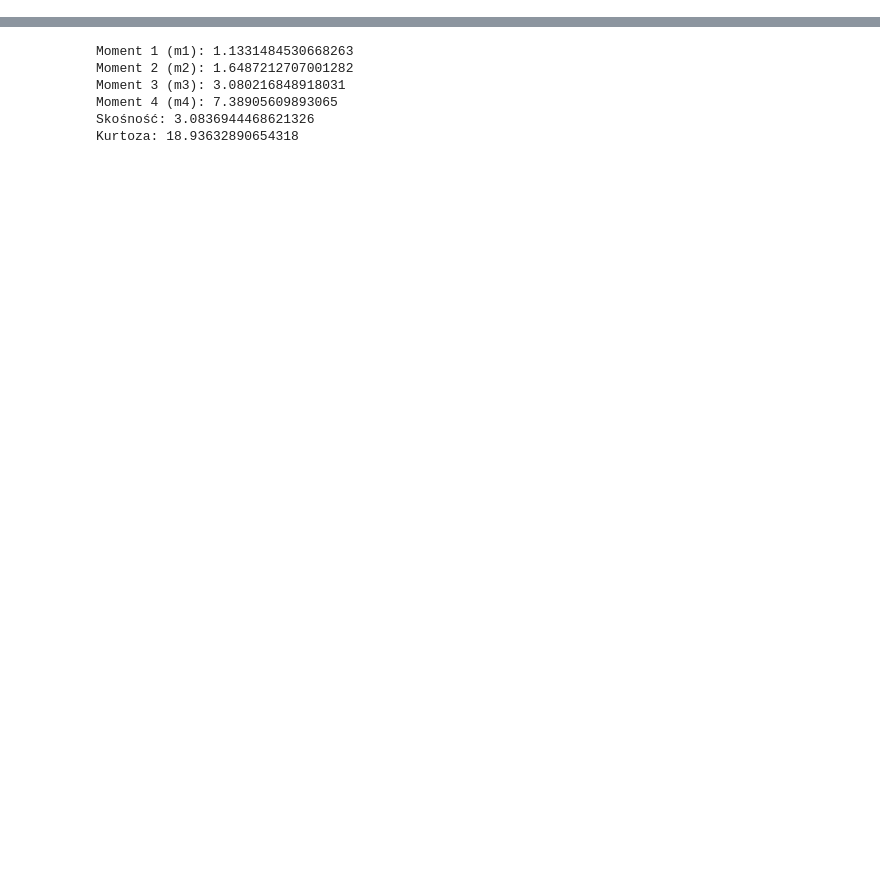
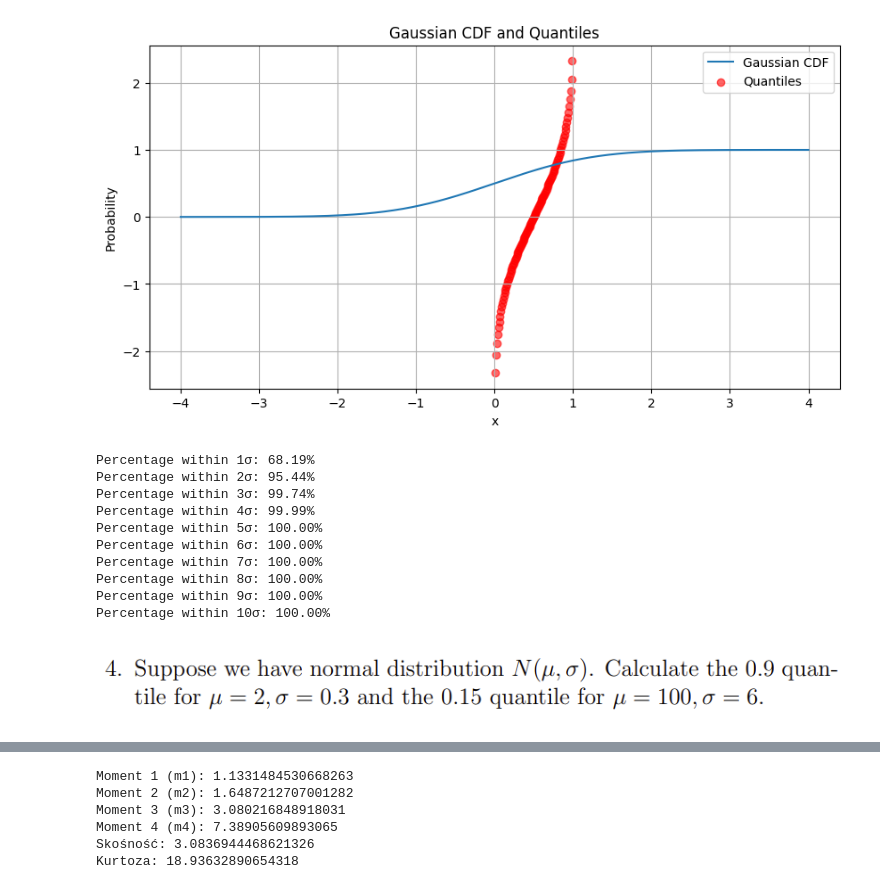
Before and after one commit to TypicalMonkey/Risk-machen, a Jupyter notebook: RM1.ipynb, the cells around one changed output, grey strips where cells are left out. Drawn from its saved outputs; the diff is of its cells as text; code cells hidden in the pictures; blank space fills up the shorter version.

```diff
--- a/RM1.ipynb
+++ b/RM1.ipynb
@@ -36,0 +64,46 @@ Kurtoza dla rozkładu jednostajnego na przedziale [-0.5, 0.5]: 1.800000000000000
+# %%
+import scipy.stats as stats
+
+def gaussian_cdf(x, mu, sigma):
+    return stats.norm.cdf(x, mu, sigma)
+
+def gaussian_quantile(p, mu, sigma):
+    return stats.norm.ppf(p, mu, sigma)
+
+def percentage_within_sigma(mu, sigma, max_sigma=10, num_samples=100000):
+    samples = np.random.normal(mu, sigma, num_samples)
+    percentages = [(k, np.mean(np.abs(samples - mu) <= k * sigma) * 100) for k in range(1, max_sigma + 1)]
+    return percentages
+
+mu, sigma = 0, 1
+x_values = np.linspace(-4, 4, 1000)
+cdf_values = gaussian_cdf(x_values, mu, sigma)
+quantiles = [gaussian_quantile(p, mu, sigma) for p in np.linspace(0.01, 0.99, 100)]
+percentages = percentage_within_sigma(mu, sigma)
+
+plt.figure(figsize=(10, 5))
+plt.plot(x_values, cdf_values, label='Gaussian CDF')
+plt.scatter(np.linspace(0.01, 0.99, 100), quantiles, color='red', label='Quantiles', alpha=0.6)
+plt.legend()
+plt.title('Gaussian CDF and Quantiles')
+plt.xlabel('x')
+plt.ylabel('Probability')
+plt.grid()
+plt.show()
+
+for k, percentage in percentages:
+    print(f'Percentage within {k}σ: {percentage:.2f}%')
+# %% [output]
+[figure, added]
+Percentage within 1σ: 68.19%
+Percentage within 2σ: 95.44%
+Percentage within 3σ: 99.74%
+Percentage within 4σ: 99.99%
+Percentage within 5σ: 100.00%
+Percentage within 6σ: 100.00%
+Percentage within 7σ: 100.00%
+Percentage within 8σ: 100.00%
+Percentage within 9σ: 100.00%
+Percentage within 10σ: 100.00%
+# %% [markdown]
+![image.png](attachment:image.png)
```
Also changed, not shown: parts of 17 cells of this notebook.
